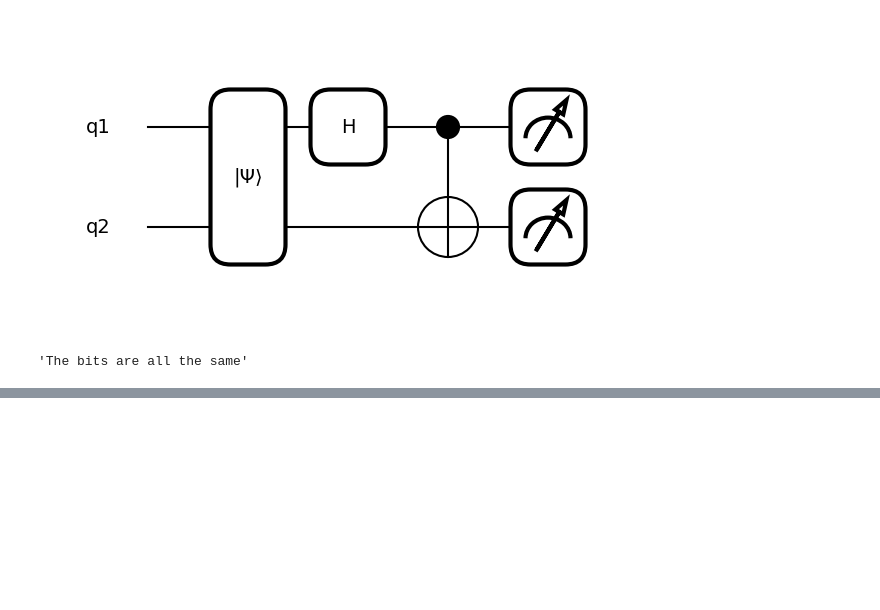
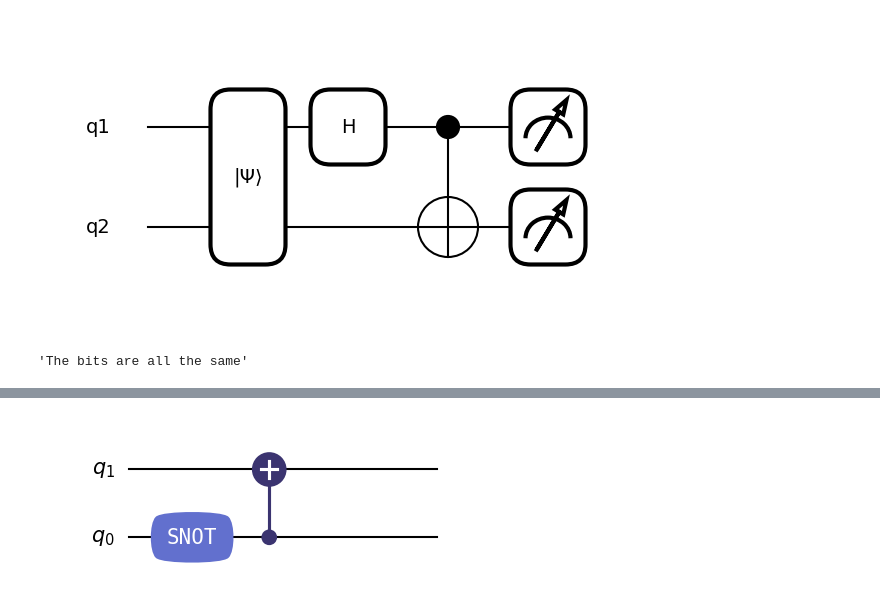
Before and after one commit to Florian-Heringa/quantum-frameworks-python-exploration, a Jupyter notebook: Python/Pennylane/01_PennylaneGettingStarted.ipynb, the cells around one changed output, grey strips where cells are left out. Saved outputs shown, nothing was run; the diff lists cells and outputs as text; code cells hidden in the pictures; blank space fills up the shorter version.

```diff
--- a/Python/Pennylane/01_PennylaneGettingStarted.ipynb
+++ b/Python/Pennylane/01_PennylaneGettingStarted.ipynb
@@ -129,0 +136,13 @@ f"The bits are {'all the same' if all_the_same else 'all different' if all_diffe
+# %%
+from qutip import tensor, basis
+from qutip_qip.operations import hadamard_transform, cnot
+from qutip_qip.circuit import QubitCircuit
+from qutip_qip.qasm import circuit_to_qasm_str
+from qiskit.qasm2 import loads
+
+circ = QubitCircuit(2)
+circ.add_gate("SNOT", 0)
+circ.add_gate("CNOT", 1, 0)
+circ.draw()
+# %% [output]
+[figure, added]
```
Also changed, not shown: parts of 3 cells of this notebook, 1 other file.
